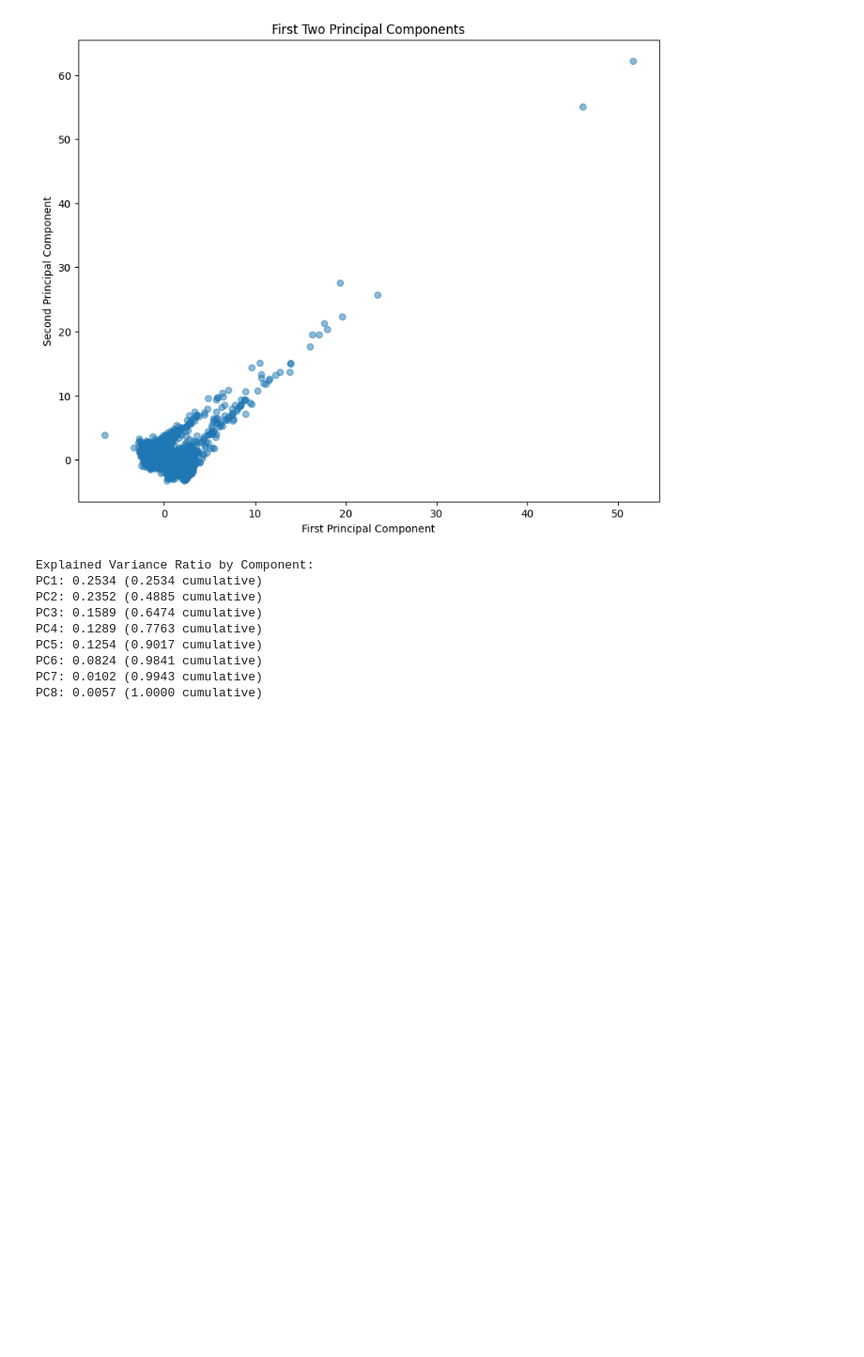
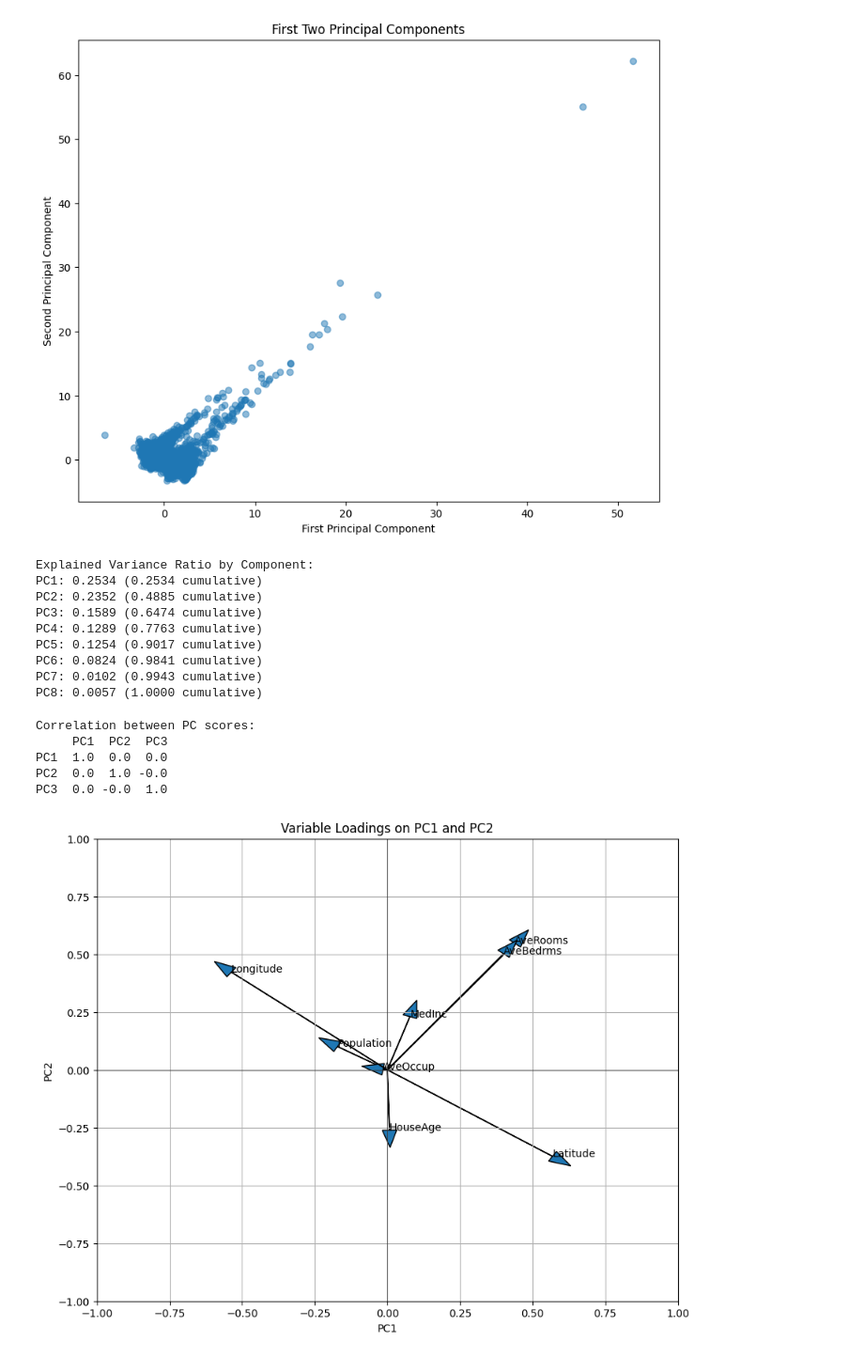
Before and after one commit to esoterikosQ/2025DataAlgorithm, a Jupyter notebook: PCA.ipynb, the cells around one changed output. Shown: that part at 94% size. Saved outputs shown, nothing was run; the diff lists cells and outputs as text; code cells hidden in the pictures; blank space fills up the shorter version.

```diff
--- a/PCA.ipynb
+++ b/PCA.ipynb
@@ -111,3 +125,36 @@ PC5: 0.1254 (0.9017 cumulative)
 PC6: 0.0824 (0.9841 cumulative)
 PC7: 0.0102 (0.9943 cumulative)
 PC8: 0.0057 (1.0000 cumulative)
+# %%
+# 주성분 점수 간의 상관관계 확인
+pc_scores = pd.DataFrame(X_pca, columns=[f'PC{i+1}' for i in range(X_pca.shape[1])])
+print("\nCorrelation between PC scores:")
+print(pc_scores.iloc[:, :3].corr().round(4))
+
+# 원본 변수들의 주성분에 대한 로딩 시각화
+plt.figure(figsize=(10, 8))
+for i in range(len(feature_names)):
+    plt.arrow(0, 0,
+             loadings.iloc[i, 0],
+             loadings.iloc[i, 1],
+             head_width=0.05)
+    plt.text(loadings.iloc[i, 0],
+             loadings.iloc[i, 1],
+             feature_names[i])
+
+plt.xlim(-1, 1)
+plt.ylim(-1, 1)
+plt.grid(True)
+plt.axhline(y=0, color='k', linestyle='-', linewidth=0.5)
+plt.axvline(x=0, color='k', linestyle='-', linewidth=0.5)
+plt.title('Variable Loadings on PC1 and PC2')
+plt.xlabel('PC1')
+plt.ylabel('PC2')
+plt.show()
+# %% [output]
+Correlation between PC scores:
+     PC1  PC2  PC3
+PC1  1.0  0.0  0.0
+PC2  0.0  1.0 -0.0
+PC3  0.0 -0.0  1.0
+[figure, added]
```
Also changed, not shown: parts of 10 cells of this notebook.
